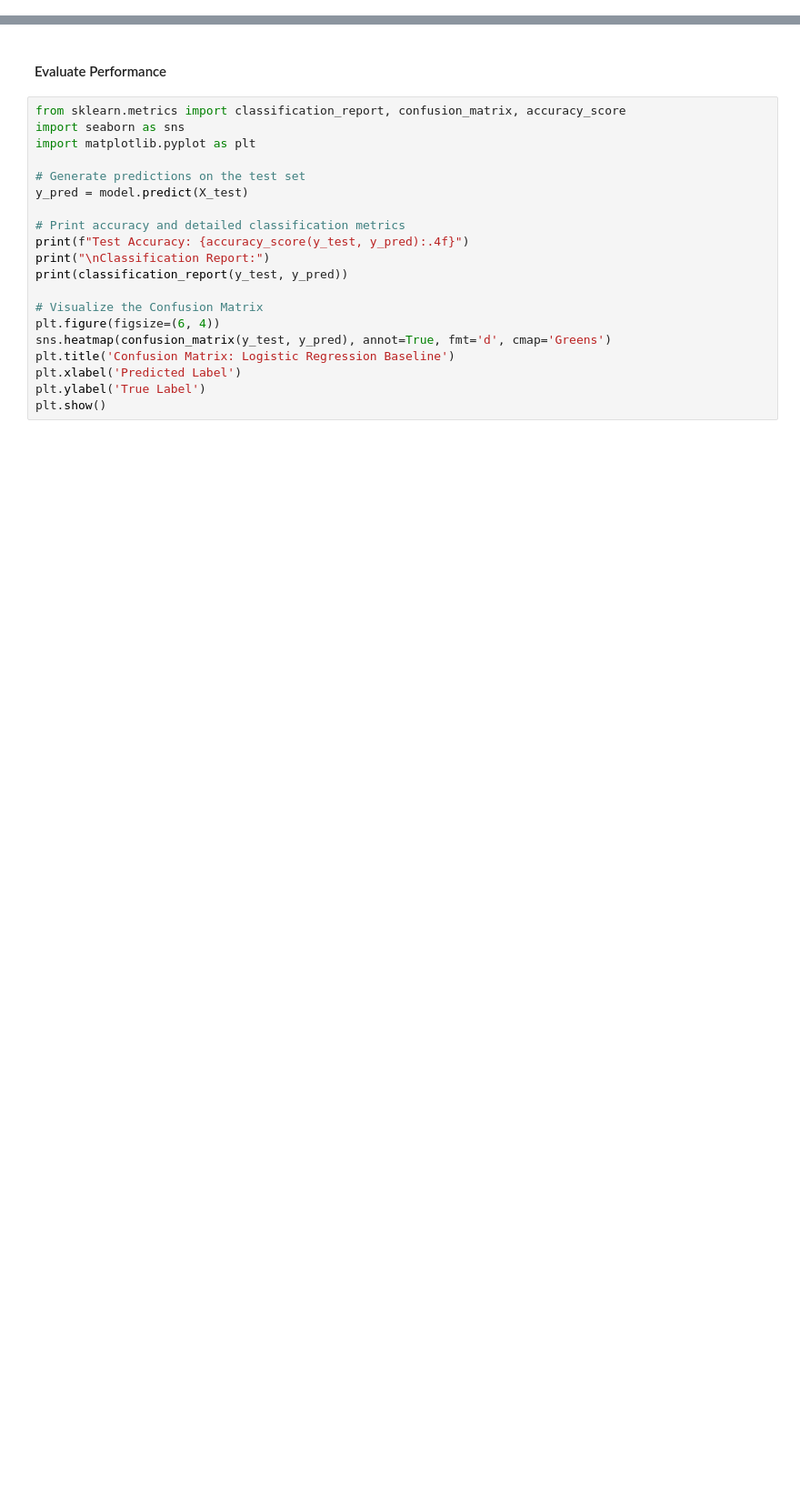
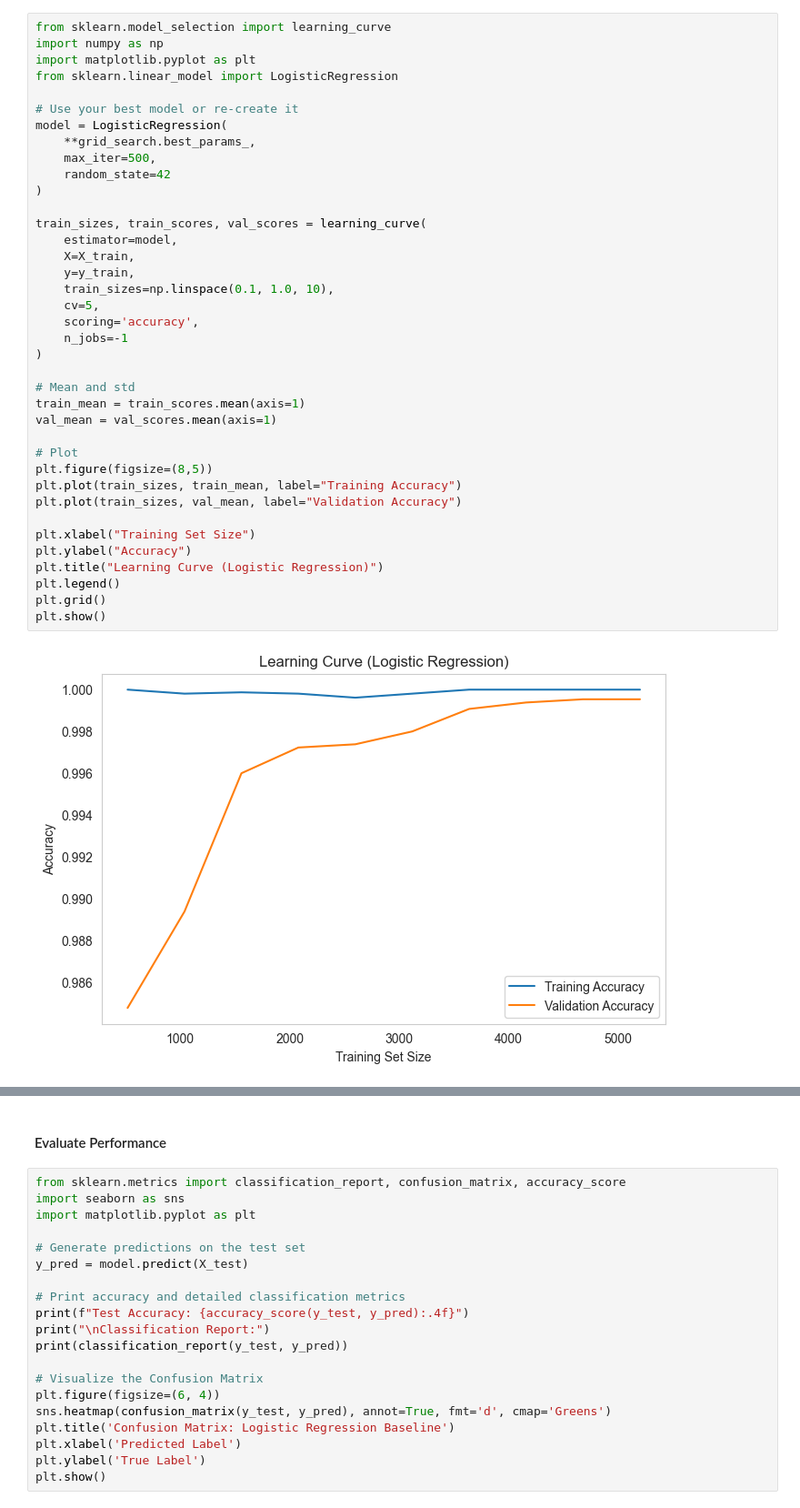
Before and after one commit to EstusFlask/EE559-Project, a Jupyter notebook: logistic_regression.ipynb, the cells around one changed output, grey strips where cells are left out. Shown at 91% size. Drawn from its saved outputs; the diff is of its cells as text; blank space fills up the shorter version.

```diff
--- a/logistic_regression.ipynb
+++ b/logistic_regression.ipynb
@@ -37 +86,41 @@ Testing set size: 1625
+# %%
+from sklearn.model_selection import learning_curve
+import numpy as np
+import matplotlib.pyplot as plt
+from sklearn.linear_model import LogisticRegression
+
+# Use your best model or re-create it
+model = LogisticRegression(
+    **grid_search.best_params_,
+    max_iter=500,
+    random_state=42
+)
+
+train_sizes, train_scores, val_scores = learning_curve(
+    estimator=model,
+    X=X_train,
+    y=y_train,
+    train_sizes=np.linspace(0.1, 1.0, 10),
+    cv=5,
+    scoring='accuracy',
+    n_jobs=-1
+)
+
+# Mean and std
+train_mean = train_scores.mean(axis=1)
+val_mean = val_scores.mean(axis=1)
+
+# Plot
+plt.figure(figsize=(8,5))
+plt.plot(train_sizes, train_mean, label="Training Accuracy")
+plt.plot(train_sizes, val_mean, label="Validation Accuracy")
+
+plt.xlabel("Training Set Size")
+plt.ylabel("Accuracy")
+plt.title("Learning Curve (Logistic Regression)")
+plt.legend()
+plt.grid()
+plt.show()
+# %% [output]
+[figure, added]
 # %% [markdown]
```
Also changed, not shown: parts of 12 cells of this notebook, 1 other file.
